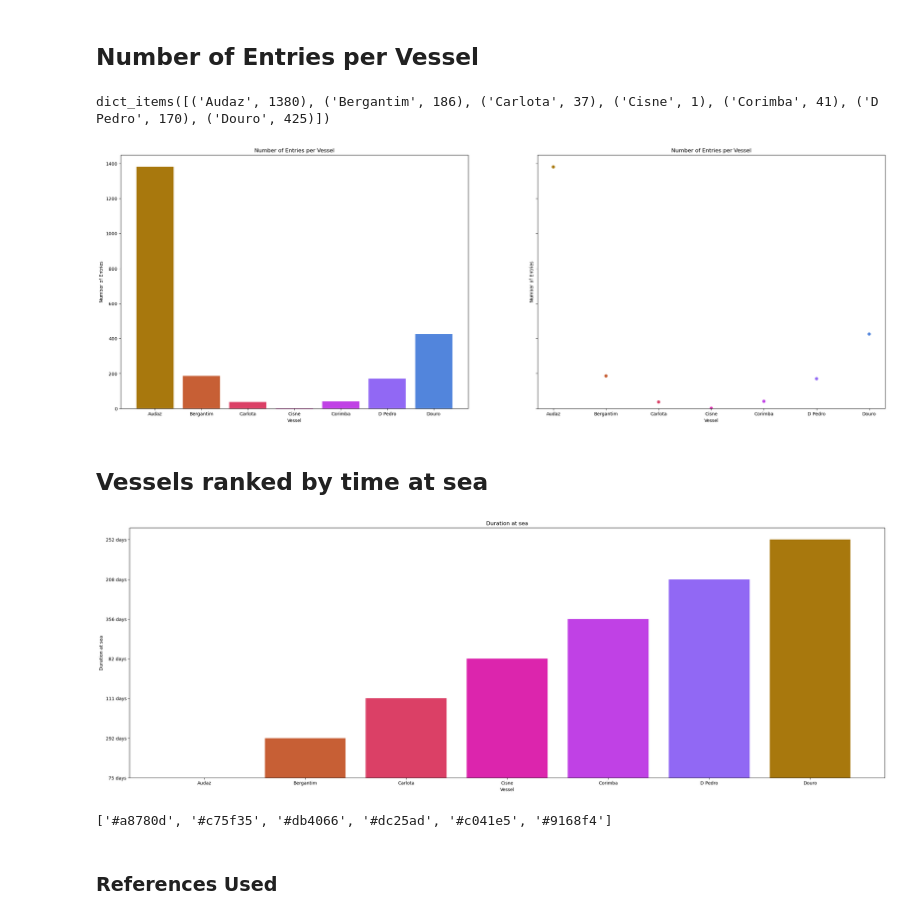
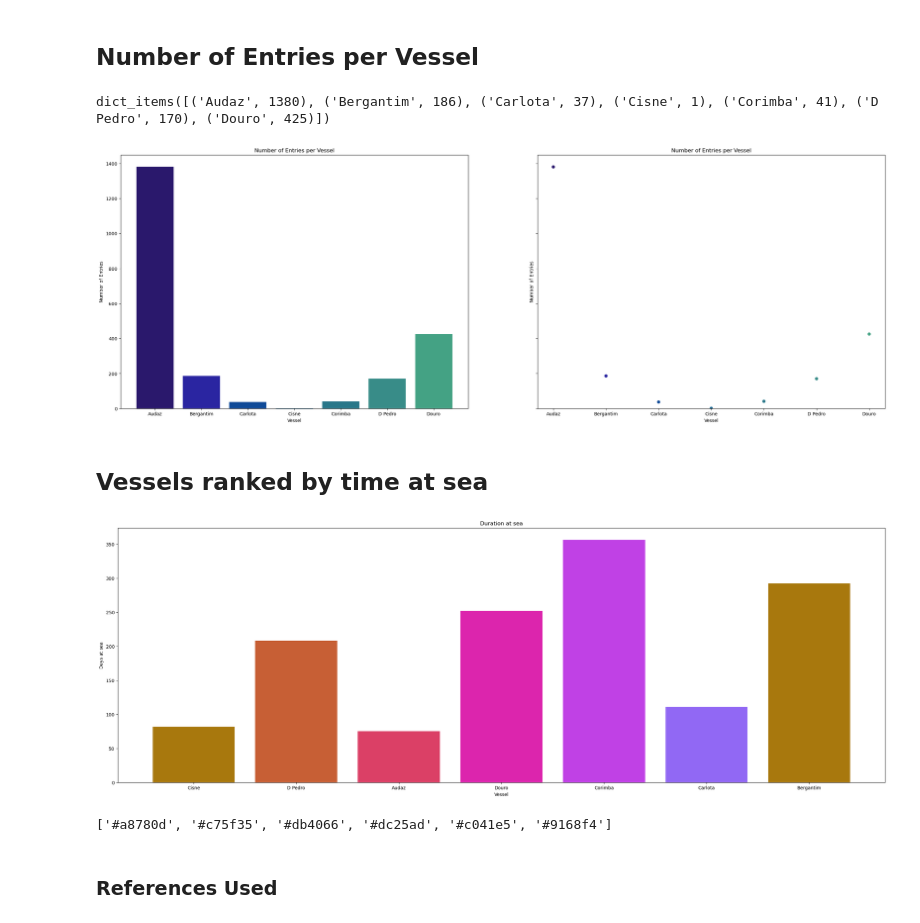
Before and after one commit to livia-freitas/SSF-2024-logbooks, a Jupyter notebook: processing_and_figures.ipynb, the cells around one changed output. Saved outputs shown, nothing was run; the diff lists cells and outputs as text; code cells hidden in the pictures.

Commit message:
Adjusted duration at sea graph

```diff
--- a/processing_and_figures.ipynb
+++ b/processing_and_figures.ipynb
@@ -646,7 +646,7 @@ print(entries_dict.items())
 
 names = list(entries_dict.keys())
 values = list(entries_dict.values())
-mycmap = cmocean.cm.phase
+mycmap = cmocean.cm.haline
 color_list = [mcolors.rgb2hex(mycmap(i)) for i in range(mycmap.N) if i % 24 == 0]
 
 fig, axs = plt.subplots(1, 2, figsize=(30, 10), sharey=True)
@@ -662,7 +662,7 @@ plt.show()
 # Reference: https://matplotlib.org/stable/gallery/lines_bars_and_markers/categorical_variables.html#sphx-glr-gallery-lines-bars-and-markers-categorical-variables-py
 # %% [output]
 dict_items([('Audaz', 1380), ('Bergantim', 186), ('Carlota', 37), ('Cisne', 1), ('Corimba', 41), ('D Pedro', 170), ('Douro', 425)])
-[figure, old version]
+[figure, new version]
 # %% [markdown]
 ## Vessels ranked by time at sea
 # %%
@@ -671,42 +671,42 @@ df_delta = get_valid_dataframe([df["Vessel"], df["Log Book Start"], df["Log Book
 ships_dict = {}
 ships = df_delta["Vessel"]
 test = 0
-for ship in sorted(ships.unique()): # Get the name of each unique vessel
+for ship in ships.unique(): # Get the name of each unique vessel
     work = df_delta[df_delta["Vessel"] == ship]# One by one get the number of corresponding entries
     vessel = work.iloc[0]
     start = dt.date.fromisoformat(vessel["Log Book Start"])
     end = dt.date.fromisoformat(vessel["Log Book End"])
     td_duration = end - start
     str_duration = str(td_duration)
-    lst = str_duration.split(",")
-    duration = lst[0]
+    lst = str_duration.split(" ")
+    duration = int(lst[0])
     test += 1
     ships_dict.update({ship : duration})
 
 
 names = list(ships_dict.keys())
 values = list(ships_dict.values())
 
 fig, ax = plt.subplots(1, 1, figsize=(30, 10), sharey=True)
 mycmap = cmocean.cm.phase
 color_list = [mcolors.rgb2hex(mycmap(i)) for i in range(mycmap.N) if i % 24 == 0]
 
 # scale data
 int_value = []
 for value in values:
     lst = str_duration.split(" ")
     integer = lst[0]
     int_value.append(int(integer))
 
 #my_cmap = matplotlib.colors.LinearSegmentedColormap('my_colormap',color_dict)
 ax.bar(names, values,  color=color_list[:6])
-ax.set(xlabel='Vessel', ylabel='Duration at sea',
+ax.set(xlabel='Vessel', ylabel='Days at sea',
        title='Duration at sea')
 
 plt.show()
 print(color_list[:6])
 # %% [output]
-[figure, old version]
+[figure, new version]
 ['#a8780d', '#c75f35', '#db4066', '#dc25ad', '#c041e5', '#9168f4']
 # %% [markdown]
 ### References Used
```
